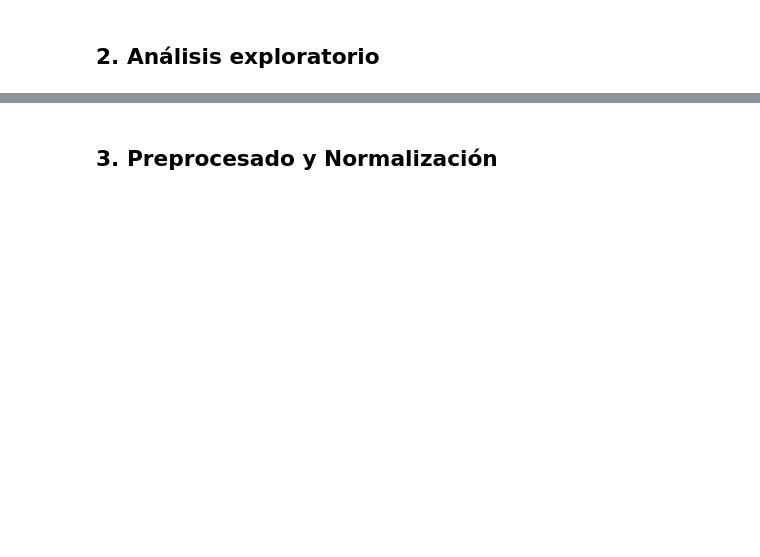
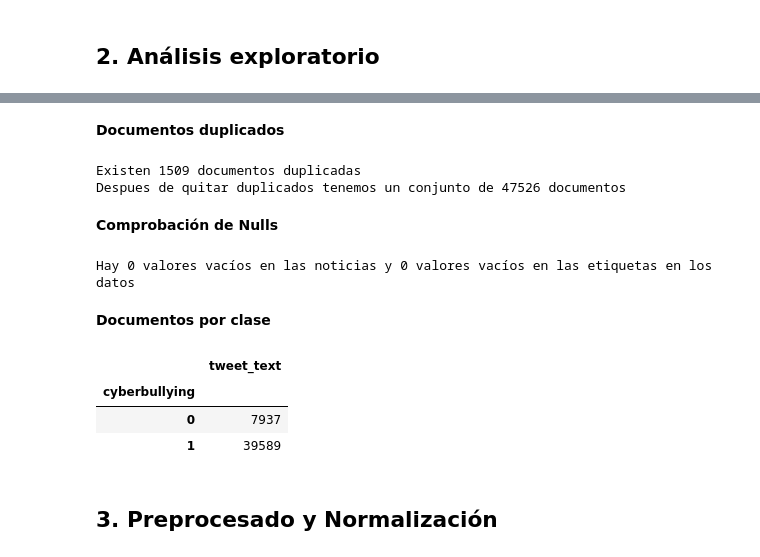
Before and after one commit to fridalucedh/textmining, a Jupyter notebook: ejercicio1.ipynb, the cells around one changed output, grey strips where cells are left out. Saved outputs shown, nothing was run; the diff lists cells and outputs as text; code cells hidden in the pictures; blank space fills up the shorter version.

```diff
--- a/ejercicio1.ipynb
+++ b/ejercicio1.ipynb
@@ -70,2 +87,32 @@ dataset.head(4)
+# %% [markdown]
+**Documentos duplicados**
+# %%
+#print("Hay {} documentos duplicados".format(dataset.duplicated(subset=['tweet_text']).sum()))
+print("Existen {} documentos duplicadas".format(np.sum(dataset.duplicated(subset=["tweet_text"]))))
+# Quitaremos esos duplicados
+dataset = dataset.drop_duplicates()
+print("Despues de quitar duplicados tenemos un conjunto de {} documentos".format(dataset.shape[0]))
+# %% [output]
+Existen 1509 documentos duplicadas
+Despues de quitar duplicados tenemos un conjunto de 47526 documentos
+# %% [markdown]
+**Comprobación de Nulls**
+# %%
+print("Hay {} valores vacíos en las noticias y {} valores vacíos en las etiquetas en los datos".format(np.sum(dataset.isnull())[0],
+                                                                                                        np.sum(dataset.isnull())[1]))
+# %% [output]
+Hay 0 valores vacíos en las noticias y 0 valores vacíos en las etiquetas en los datos
+# %% [markdown]
+**Documentos por clase**
+# %%
+#print(dataset['cyberbullying'].value_counts())
+
+# Número de elementos de cada clase:
+dataset.groupby(['cyberbullying']).count()
+# %% [output]
+|  | tweet_text |
+| cyberbullying |  |
+| 0 | 7937 |
+| 1 | 39589 |
 # %% [markdown]
 ## 3. Preprocesado y Normalización
```
Also changed, not shown: parts of 16 cells of this notebook.
